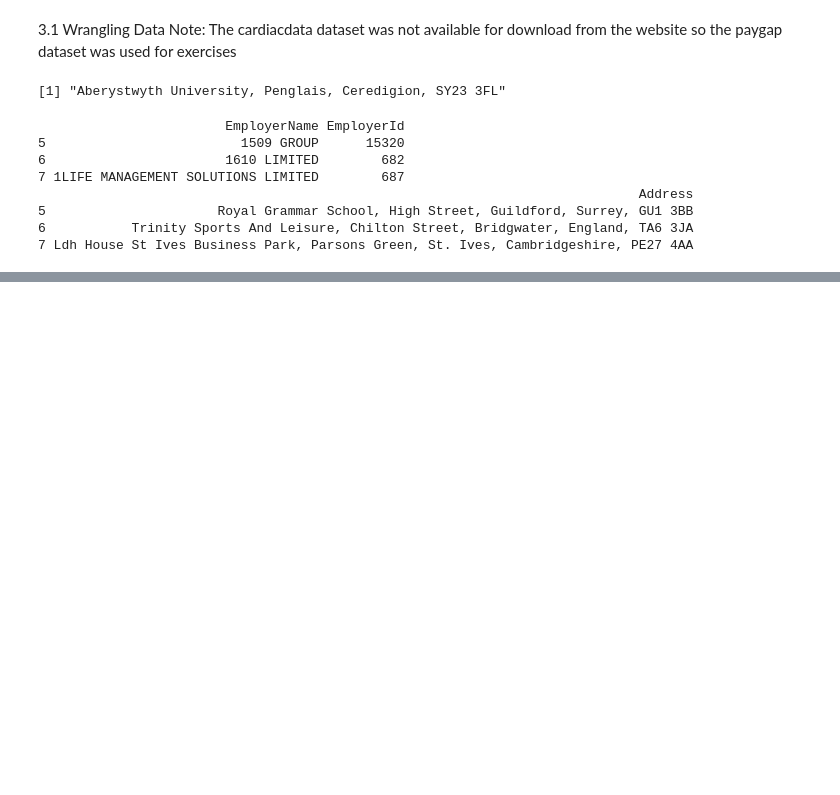
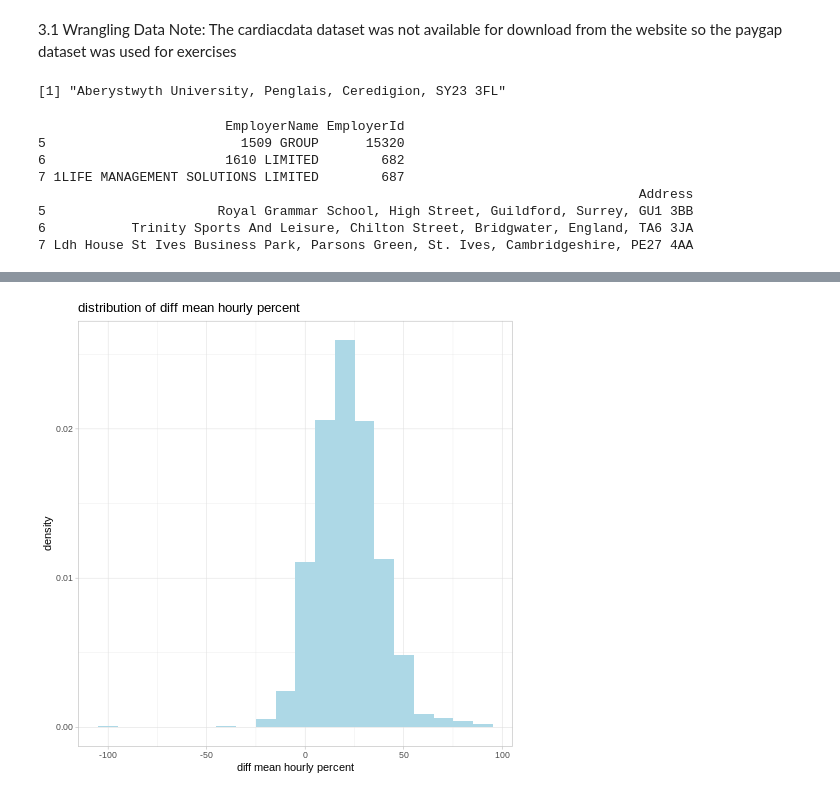
Before and after one commit to rimashah1/introR, a Jupyter notebook: bookbrown.ipynb, the cells around one changed output, grey strips where cells are left out. Saved outputs shown, nothing was run; the diff lists cells and outputs as text; code cells hidden in the pictures; blank space fills up the shorter version.

```diff
--- a/bookbrown.ipynb
+++ b/bookbrown.ipynb
@@ -177,0 +194,10 @@ UsageError: Cell magic `%%R` not found.
+# %%
+%%R
+# Histograms- aesthetics
+ggplot(data = paygap, mapping = aes(x = DiffMeanHourlyPercent)) +
+  geom_histogram(bins = 20, aes(y = ..density..), fill = 'lightblue') +
+  xlab('diff mean hourly percent') +
+  ggtitle('distribution of diff mean hourly percent') +
+  theme_light()
+# %% [output]
+[figure, added]
```
Also changed, not shown: parts of 17 cells of this notebook.
